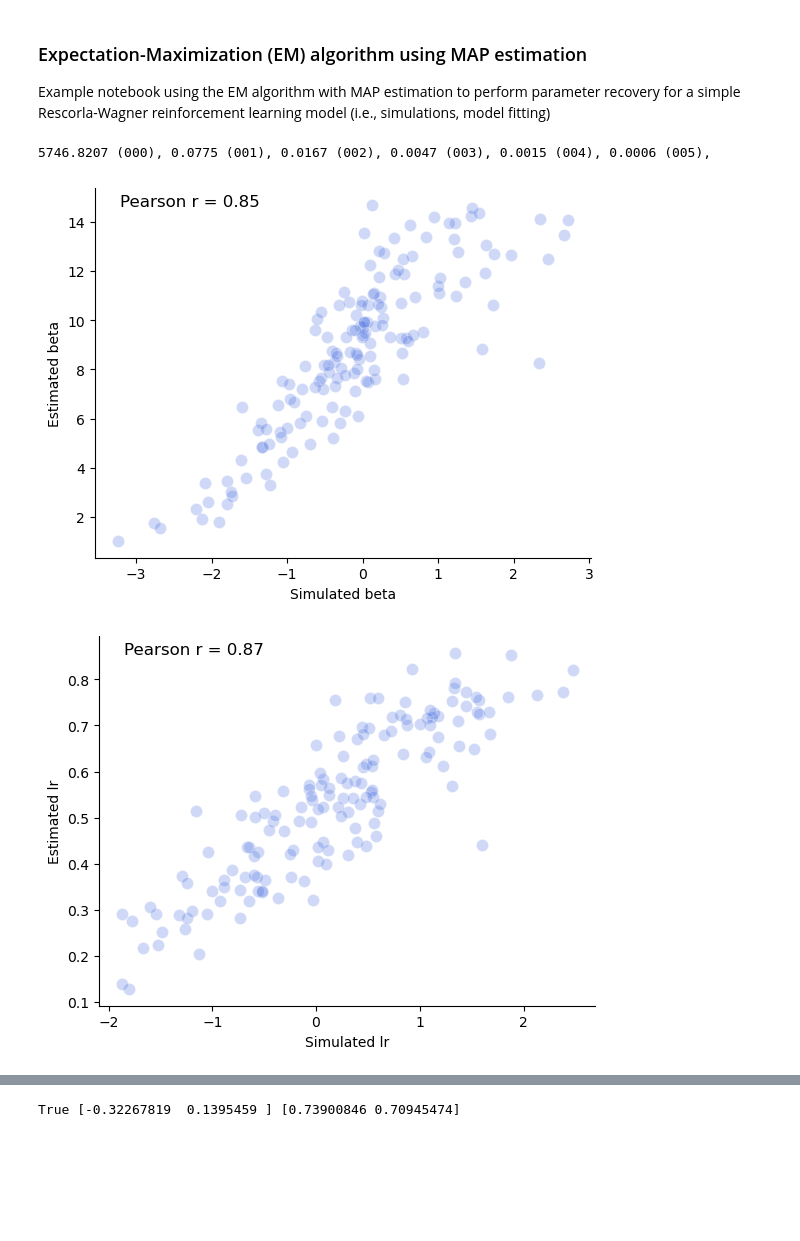
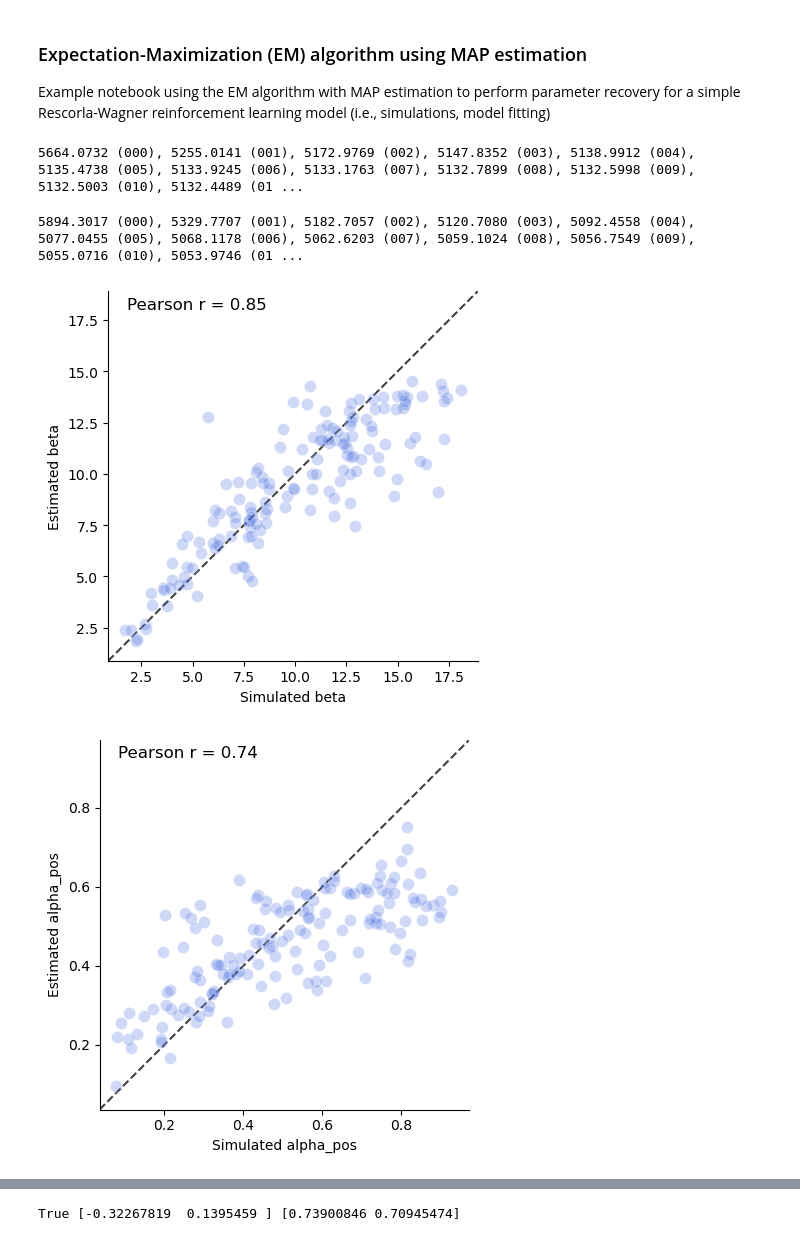
Before and after one commit to shawnrhoads/pyEM, a Jupyter notebook: examples/TwoArmedBandit/newRW.ipynb, the cells around one changed output, grey strips where cells are left out. Drawn from its saved outputs; the diff is of its cells as text; code cells hidden in the pictures; blank space fills up the shorter version.

```diff
--- a/examples/TwoArmedBandit/newRW.ipynb
+++ b/examples/TwoArmedBandit/newRW.ipynb
@@ -19,39 +19,20 @@ sim = rw_simulate(params, nblocks=nblocks, ntrials=ntrials)
 all_data = [[c, r] for c, r in zip(sim['choices'], sim['rewards'])]
 # %%
-out = EMfit(
-    all_data, rw_fit, ['beta','lr'],
+out1 = EMfit(
+    all_data, rw1a1b_fit, ['beta','alpha'],
     mstep_maxit=100, njobs=-1, optim_method='BFGS', max_restarts=2
 )
 # %% [output]
-5746.8207 (000), 0.0775 (001), 0.0167 (002), 0.0047 (003), 0.0015 (004), 0.0006 (005),
+5664.0732 (000), 5255.0141 (001), 5172.9769 (002), 5147.8352 (003), 5138.9912 (004), 5135.4738 (005), 5133.9245 (006), 5133.1763 (007), 5132.7899 (008), 5132.5998 (009), 5132.5003 (010), 5132.4489 (01 ...
+# %%
+out2 = EMfit(
+    all_data, rw2a1b_fit, ['beta','alpha_pos','alpha_neg'],
+    mstep_maxit=100, njobs=-1, optim_method='BFGS', max_restarts=2
+)
+# %% [output]
+5894.3017 (000), 5329.7707 (001), 5182.7057 (002), 5120.7080 (003), 5092.4558 (004), 5077.0455 (005), 5068.1178 (006), 5062.6203 (007), 5059.1024 (008), 5056.7549 (009), 5055.0716 (010), 5053.9746 (01 ...
 # %%
-m, inv_h, posterior, NPL, NLPrior, NLL, convergence = out.values()
+m, inv_h, posterior, NPL, NLPrior, NLL, convergence = out2.values()
-# %%
-def _calc_group_gaussian(m: np.ndarray, inv_h: np.ndarray, covmat: bool = False) -> tuple[np.ndarray,np.ndarray,int]:
-    # m: (nparams, nsubjects), inv_h: (nparams,nparams,nsubjects)
-    nsub = m.shape[1]
-    npar = m.shape[0]
-    mu = np.mean(m, axis=1)
-    sigma = np.zeros(npar)
-    for s in range(nsub):
-        sigma += m[:, s]**2 + np.diag(inv_h[:, :, s])
-    sigma = sigma / nsub - mu**2
-    flag = 1
-    if np.min(sigma) < 0:
-        flag = 0
-
-    if not covmat:
-        return mu, sigma, flag
-    else:
-        covmat = np.zeros((npar, npar))
-        for isub in range(nsub):
-            covmat += np.outer(m[:, isub], m[:, isub]) - np.outer(m[:, isub], mu) - np.outer(mu, m[:, isub]) + np.outer(mu, mu) + inv_h[:, :, isub]
-        covmat /= nsub
-
-        if np.linalg.det(covmat) <= 0:
-            print('Negative/zero determinant - prior covariance not updated')
-
-        return mu, sigma, flag, covmat
 # %%
 ## Now store all relevant outputs in modfit_dict and save
 modfit_dict = {}
@@ -88,31 +69,33 @@ except:
 modfit_dict['choices']     = np.empty((nsubjects, nblocks, ntrials,), dtype='object')
 modfit_dict['rewards']     = np.zeros((nsubjects, nblocks, ntrials,))
 modfit_dict['EV']          = np.zeros((nsubjects, nblocks, ntrials+1, 2))
-modfit_dict['CH_PROB']     = np.zeros((nsubjects, nblocks, ntrials,   2))
-modfit_dict['CHOICES_A']   = np.zeros((nsubjects, nblocks, ntrials,))
+modfit_dict['ch_prob']     = np.zeros((nsubjects, nblocks, ntrials,   2))
+modfit_dict['choices_A']   = np.zeros((nsubjects, nblocks, ntrials,))
 modfit_dict['PE']          = np.zeros((nsubjects, nblocks, ntrials,))
-modfit_dict['CHOICE_NLL']       = np.zeros((nsubjects,))
+modfit_dict['choice_nll']       = np.zeros((nsubjects,))
 
 for subj_idx in range(nsubjects):
 
     # get info for current subject
     choices = sim['choices'][subj_idx,:,:]
     rewards = sim['rewards'][subj_idx,:,:]
-    subj_fit = rw_fit(m[:,subj_idx], choices, rewards, prior=None, output='all')
+    subj_fit = rw2a1b_fit(m[:,subj_idx], choices, rewards, prior=None, output='all')
 
     # store model fits
     modfit_dict['est_params'][subj_idx,:] = subj_fit['params']
     modfit_dict['choices'][subj_idx,:,:] = subj_fit['choices']
     modfit_dict['rewards'][subj_idx,:,:] = subj_fit['rewards']
     modfit_dict['EV'][subj_idx,:,:,:] = subj_fit['EV']
-    modfit_dict['CHOICE_NLL'][subj_idx] = subj_fit['CHOICE_NLL']
+    modfit_dict['PE'][subj_idx,:,:] = subj_fit['PE']
+    modfit_dict['choice_nll'][subj_idx] = subj_fit['choice_nll']
 # %%
 # show parameter recovery
-for param_idx, param_label in enumerate(['beta','lr']):
+import matplotlib.pyplot as plt
+for param_idx, param_label in enumerate(['beta','alpha_pos','alpha_neg']):
     simulated_param = sim['params'][:,param_idx]
     fitted_params = modfit_dict['est_params'][:,param_idx]
-    plotting.plot_scatter(simulated_param, f'Simulated {param_label}',
+    ax = plotting.plot_scatter(simulated_param, f'Simulated {param_label}',
                  fitted_params, f'Estimated {param_label}')
 # %% [output]
-[figure, old version]
+[figure, new version]
-[figure, old version]
+[figure, new version]
```
Also changed, not shown: parts of 8 cells of this notebook.
